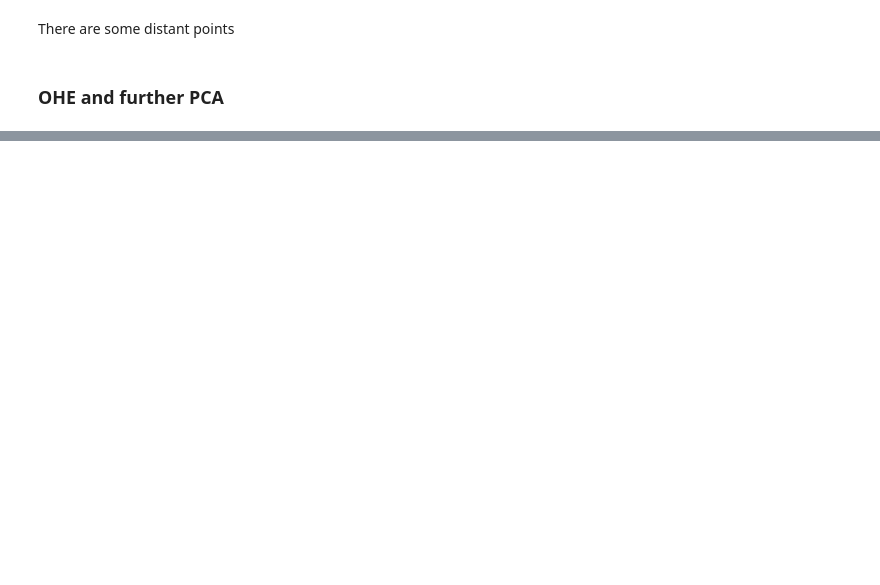
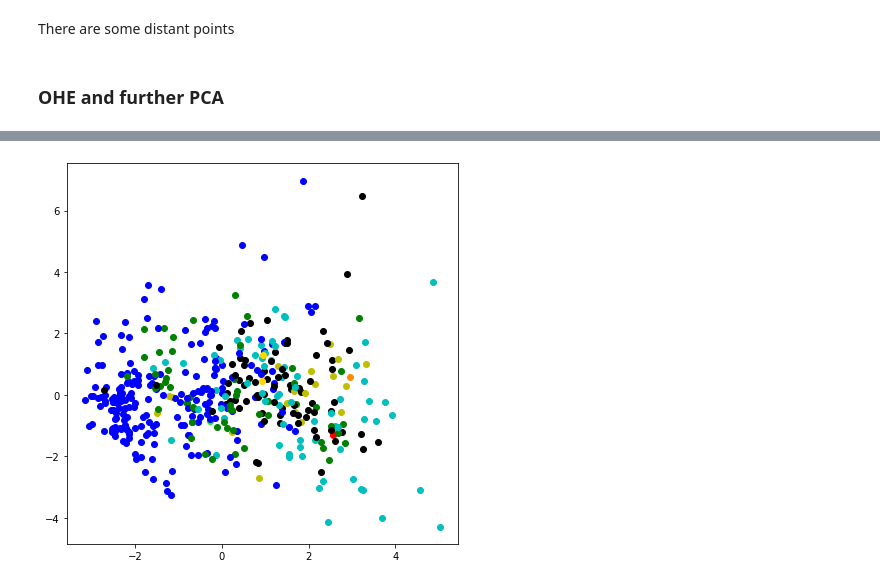
Before and after one commit to pacifikus/Geologist, a Jupyter notebook: data-intro.ipynb, the cells around one changed output, grey strips where cells are left out. Cells and saved outputs as stored; diff of their text form; code cells hidden in the pictures; blank space fills up the shorter version.

```diff
--- a/data-intro.ipynb
+++ b/data-intro.ipynb
@@ -179,5 +170,7 @@ if 1:
     for c in cat_cols.columns:
         df[c] = le.fit_transform(cat_cols[c])
     df.head()
+# %%
+df_class = df['Tectonic_regime']
 # %% [markdown]
 ## Scatterplots with targets
@@ -315,0 +352,13 @@ draw_3d(ohe_df_pca_3)
+# %%
+columns_to_fit = ['Field_name', 'Reservoir_unit', 'Country', 'Region', 'Basin_name',
+       'Tectonic_regime', 'Latitude', 'Longitude', 'Operator_company',
+       'Onshore_or_offshore', 'Hydrocarbon_type_(main)',
+       'Reservoir_status_(current)', 'Structural_setting',
+       'Depth_(top_reservoir_ft_TVD)', 'Reservoir_period', 'Lithology_(main)',
+       'Thickness_(gross_average_ft)', 'Thickness_(net_pay_average_ft)',
+       'Porosity_(matrix_average_%)', 'Permeability_(air_average_mD)']
+# %%
+model = PCA(n_components=2)
+model.fit(df_without_na[columns_to_fit])
+df_without_na[['pca1', 'pca2']] = model.transform(df_without_na[columns_to_fit])
+df_without_na.head()
@@ -315,0 +373,12 @@ draw_3d(ohe_df_pca_3)
+# %%
+df_without_na['class'] = df_class
+colors = ['b', 'r', 'k', 'g', 'c', 'm', 'y', 'gold', 'darkorange', 'lime']
+# %%
+fig = plt.figure(figsize=(7, 7))
+ax = fig.add_subplot(111)
+
+for f in df_without_na.iterrows():
+    ax.scatter(f[1]['pca1'], f[1]['pca2'], c=colors[int(f[1]['class'])])
+plt.show()
+# %% [output]
+[figure, added]
```
Also changed, not shown: parts of 32 cells of this notebook, 8 other files.
